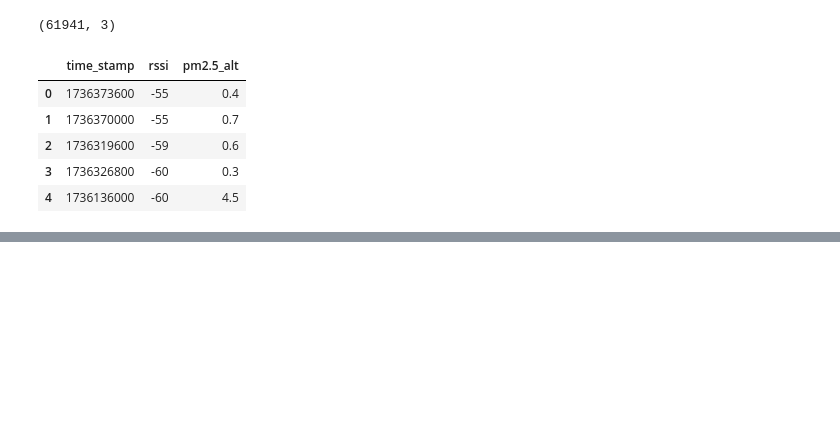
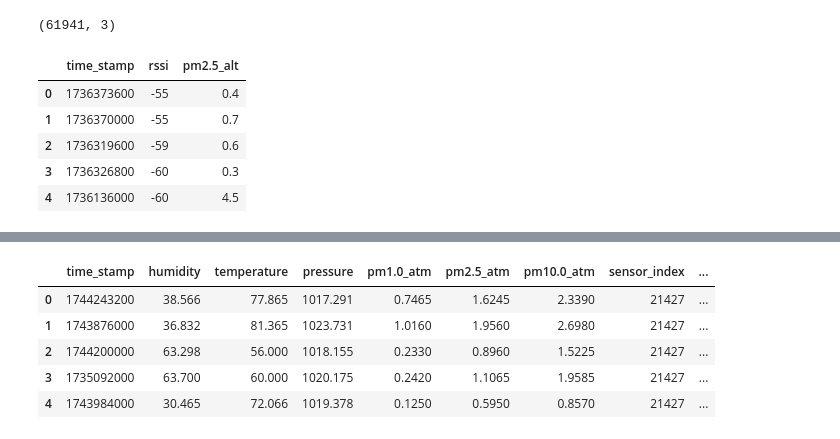
Before and after one commit to macks26/rise-south-city-dashboard, a Jupyter notebook: code/clarity.ipynb, the cells around one changed output, grey strips where cells are left out. Drawn from its saved outputs; the diff is of its cells as text; code cells hidden in the pictures; blank space fills up the shorter version.

```diff
--- a/code/clarity.ipynb
+++ b/code/clarity.ipynb
@@ -607,0 +672,12 @@ all_sensor_data.head()
+# %%
+# Join to gather longitude and latitude
+all_sensor_data = all_sensor_data.merge(df[['sensor_index', 'longitude', 'latitude']], on='sensor_index')
+
+all_sensor_data.head()
+# %% [output]
+|  | time_stamp | humidity | temperature | pressure | pm1.0_atm | pm2.5_atm | pm10.0_atm | sensor_index | ... |
+| 0 | 1744243200 | 38.566 | 77.865 | 1017.291 | 0.7465 | 1.6245 | 2.3390 | 21427 | ... |
+| 1 | 1743876000 | 36.832 | 81.365 | 1023.731 | 1.0160 | 1.9560 | 2.6980 | 21427 | ... |
+| 2 | 1744200000 | 63.298 | 56.000 | 1018.155 | 0.2330 | 0.8960 | 1.5225 | 21427 | ... |
+| 3 | 1735092000 | 63.700 | 60.000 | 1020.175 | 0.2420 | 1.1065 | 1.9585 | 21427 | ... |
+| 4 | 1743984000 | 30.465 | 72.066 | 1019.378 | 0.1250 | 0.5950 | 0.8570 | 21427 | ... |
```
Also changed, not shown: parts of 7 cells of this notebook, 3 other files.
